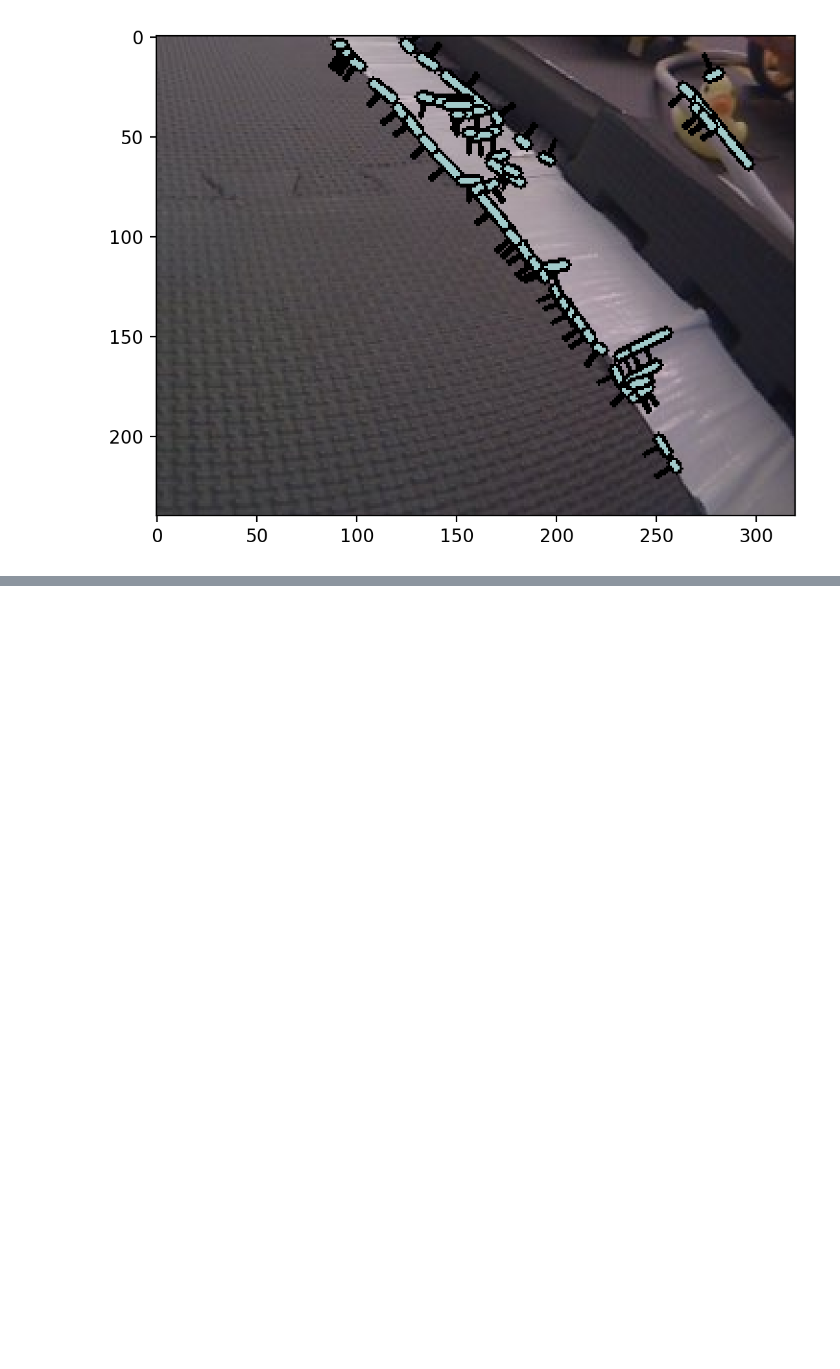
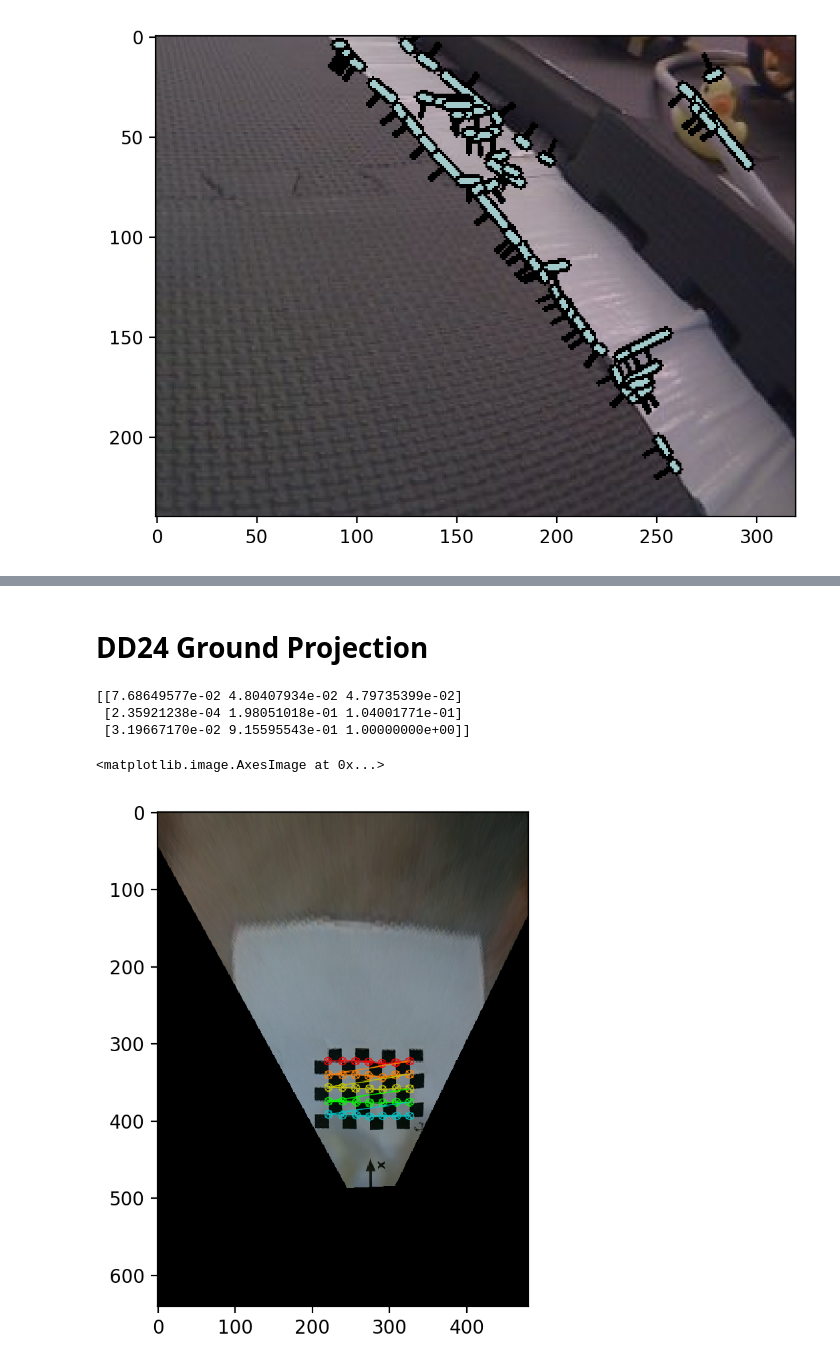
Before and after one commit to duckietown/lib-dt-computer-vision, a Jupyter notebook: notebooks/30-ground-projection.ipynb, the cells around one changed output, grey strips where cells are left out. Cells and saved outputs as stored; diff of their text form; code cells hidden in the pictures; blank space fills up the shorter version.

Commit message:
Added verification  of chessboard corners projection for DD24

```diff
--- a/notebooks/30-ground-projection.ipynb
+++ b/notebooks/30-ground-projection.ipynb
@@ -169,0 +172,2 @@ plt.imshow(image_w_projected_segments_cropped)
+# %% [markdown]
+# DD24 Ground Projection
@@ -169,0 +205,72 @@ plt.imshow(image_w_projected_segments_cropped)
+# %%
+# Load ground homography from YAML file
+import os
+import yaml
+
+from dt_computer_vision.camera.homography import Homography
+import numpy as np
+
+this_dir: str = os.path.abspath("")
+assets_dir: str = os.path.join(this_dir, "..", "assets")
+
+yaml_file = os.path.join(
+    assets_dir,
+    "extrinsics",
+    "dd24",
+    "real-world",
+    "scenario0",
+    "homography.yaml",
+)
+
+with open(yaml_file, "r") as file:
+    yaml_content = file.read()
+    homography = yaml.safe_load(yaml_content)
+
+H = Homography(np.array(homography["homography"]).reshape(3, 3))
+
+print(H)
+# %% [output]
+[[7.68649577e-02 4.80407934e-02 4.79735399e-02]
+ [2.35921238e-04 1.98051018e-01 1.04001771e-01]
+ [3.19667170e-02 9.15595543e-01 1.00000000e+00]]
+# %%
+from matplotlib import pyplot as plt
+
+from dt_computer_vision.camera.homography import interpolate_homography
+VIRTUAL_CAMERA_HEIGHT = 0.3
+
+image = cv2.imread(os.path.join(assets_dir, "extrinsics/dd24/real-world/scenario0/image-0.png"))
+
+R2 = np.eye(3)
+tvec2 = np.array([0, 0.0, VIRTUAL_CAMERA_HEIGHT]).reshape(3, 1)
+
+H_dt = interpolate_homography(H, tvec2, R2, camera)
+# %%
+from dt_computer_vision.optical_flow.optical_flow import OpticalFlow
+from typing import List
+from dt_computer_vision.camera.calibration.extrinsics.chessboard import find_corners
+from dt_computer_vision.camera.homography import Homography
+from dt_computer_vision.camera.calibration.extrinsics.rendering import draw_corners
+
+from dt_computer_vision.camera.calibration.extrinsics.boards import CalibrationBoardDD24
+board = CalibrationBoardDD24
+
+image_rect = camera.rectifier.rectify(image)
+
+image_projected = cv2.warpPerspective(image_rect, H_dt, (camera.width, camera.height))
+image_projected_rgb = cv2.cvtColor(image_projected, cv2.COLOR_BGR2RGB)
+
+corners: List[Pixel] = find_corners(image_rect, board)
+
+projected_corners = [OpticalFlow._project_pixel(p, H_dt) for p in corners]
+
+image_w_corners = cv2.drawChessboardCorners(
+    image_projected,
+    (board.columns, board.rows),
+    np.array([[p.x, p.y] for p in projected_corners], dtype=np.float32),
+    True,
+)
+plt.imshow(cv2.cvtColor(image_w_corners, cv2.COLOR_BGR2RGB))
+# %% [output]
+<matplotlib.image.AxesImage at 0x...>
+[figure, added]
```
Also changed, not shown: parts of 5 cells of this notebook.
